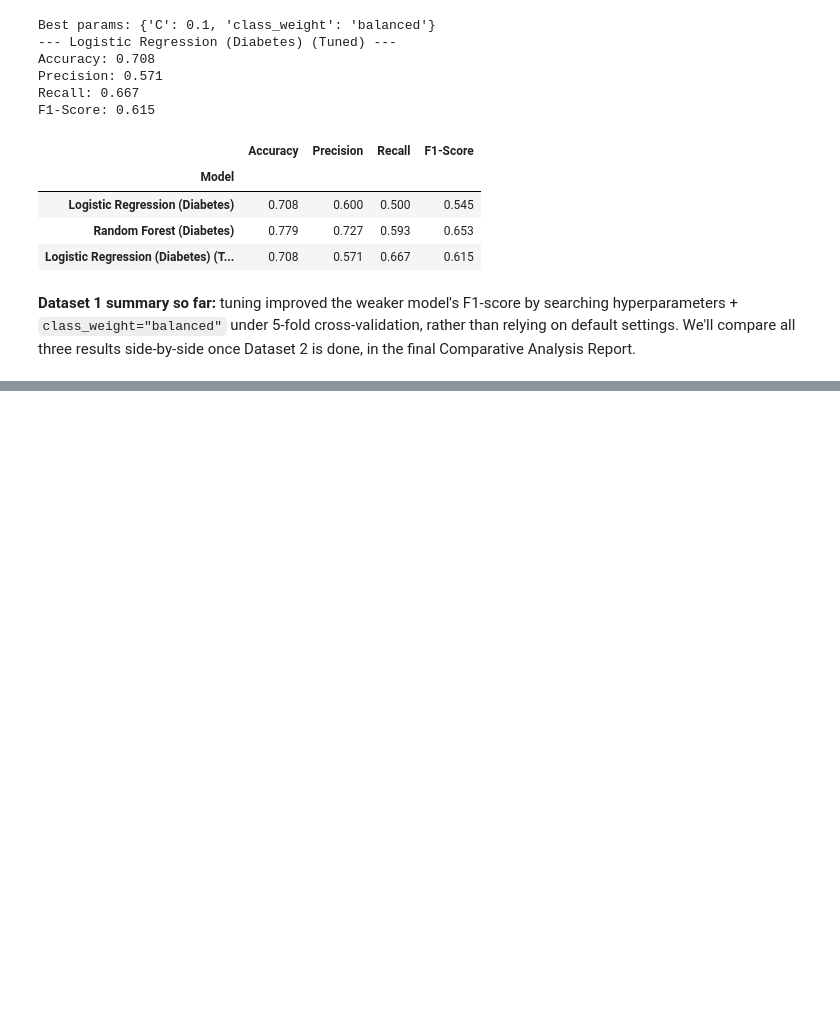
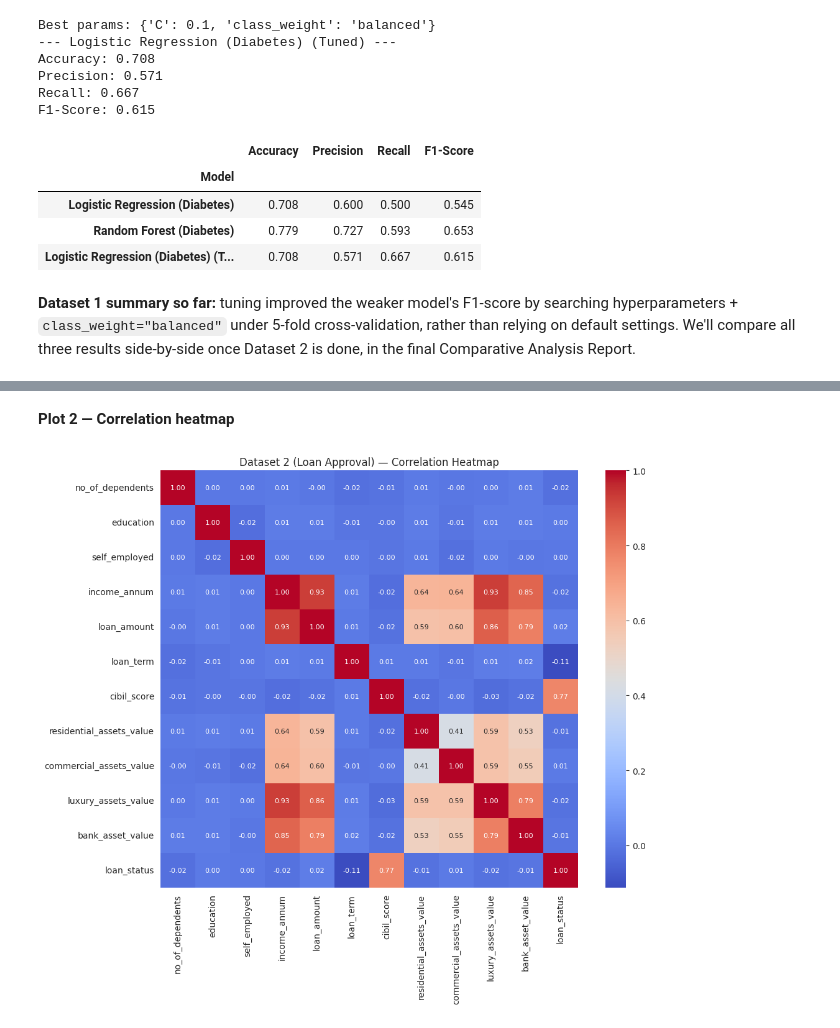
Before and after one commit to ummehabiba-m/betabytez-aiml-task2-ummeHabiba, a Jupyter notebook: notebook.ipynb, the cells around one changed output, grey strips where cells are left out. Drawn from its saved outputs; the diff is of its cells as text; code cells hidden in the pictures; blank space fills up the shorter version.

```diff
--- a/notebook.ipynb
+++ b/notebook.ipynb
@@ -350,0 +470,11 @@ Analysis Report.
+# %% [markdown]
+**Plot 2 — Correlation heatmap**
+# %%
+plt.figure(figsize=(11, 9))
+sns.heatmap(df2_clean.corr(), annot=True, fmt=".2f", cmap="coolwarm", square=True,
+            annot_kws={"size": 8})
+plt.title("Dataset 2 (Loan Approval) — Correlation Heatmap")
+plt.tight_layout()
+plt.show()
+# %% [output]
+[figure, added]
```
Also changed, not shown: parts of 13 cells of this notebook.
